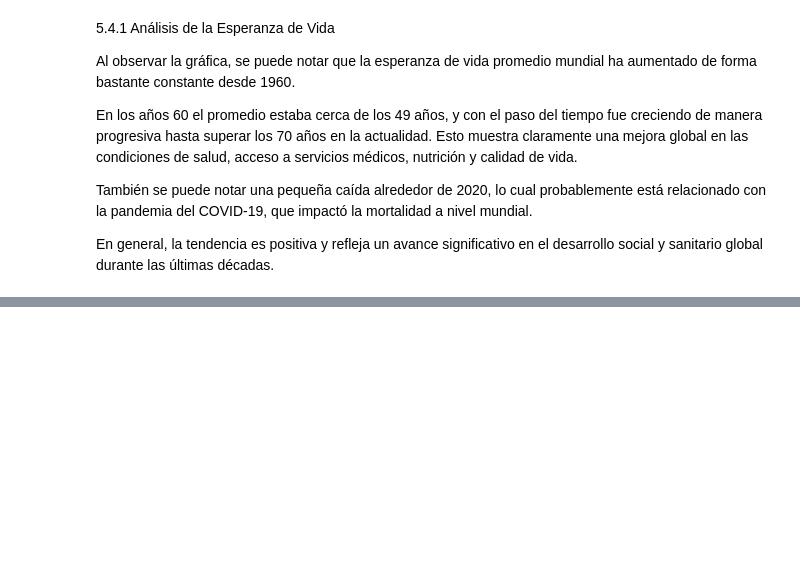
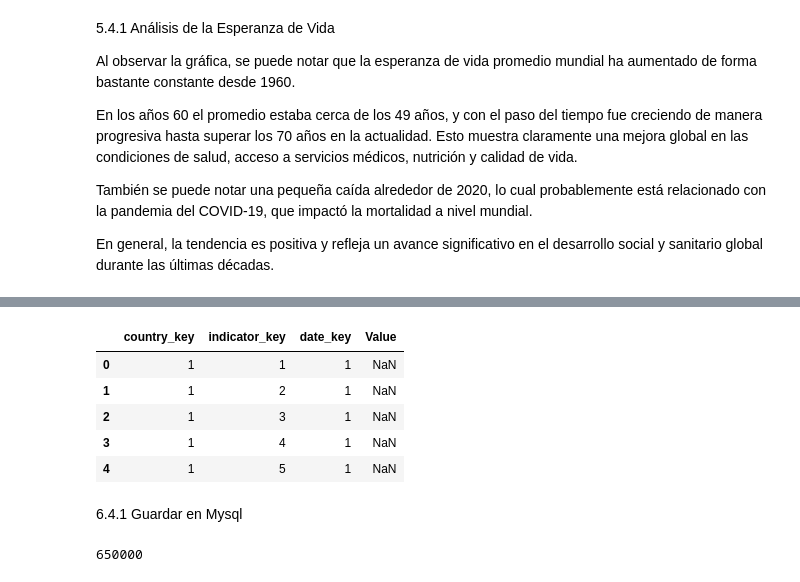
Before and after one commit to aglsystems-ragl/PROYECTO_WDI_ETL, a Jupyter notebook: notebooks/ETL_WDI.ipynb, the cells around one changed output, grey strips where cells are left out. Cells and saved outputs as stored; diff of their text form; code cells hidden in the pictures; blank space fills up the shorter version.

```diff
--- a/notebooks/ETL_WDI.ipynb
+++ b/notebooks/ETL_WDI.ipynb
@@ -262,0 +294,10 @@ En general, la tendencia es positiva y refleja un avance significativo en el des
+# %%
+# Crear dimensión país
+dim_country = df_long[["Country Name", "Country Code"]].drop_duplicates().reset_index(drop=True)
+
+# Crear surrogate key
+dim_country["country_key"] = dim_country.index + 1
+
+dim_country = dim_country[["country_key", "Country Name", "Country Code"]]
+
+dim_country.head()
@@ -262,0 +325,8 @@ En general, la tendencia es positiva y refleja un avance significativo en el des
+# %%
+dim_indicator = df_long[["Indicator Name", "Indicator Code"]].drop_duplicates().reset_index(drop=True)
+
+dim_indicator["indicator_key"] = dim_indicator.index + 1
+
+dim_indicator = dim_indicator[["indicator_key", "Indicator Name", "Indicator Code"]]
+
+dim_indicator.head()
@@ -262,0 +354,8 @@ En general, la tendencia es positiva y refleja un avance significativo en el des
+# %%
+dim_date = df_long[["Year"]].drop_duplicates().reset_index(drop=True)
+
+dim_date["date_key"] = dim_date.index + 1
+
+dim_date = dim_date[["date_key", "Year"]]
+
+dim_date.head()
@@ -262,0 +383,23 @@ En general, la tendencia es positiva y refleja un avance significativo en el des
+# %%
+
+fact_wdi = df_long.merge(dim_country, on=["Country Name", "Country Code"])
+fact_wdi = fact_wdi.merge(dim_indicator, on=["Indicator Name", "Indicator Code"])
+fact_wdi = fact_wdi.merge(dim_date, on="Year")
+
+
+fact_wdi = fact_wdi[["country_key", "indicator_key", "date_key", "Value"]]
+
+fact_wdi.head()
+# %% [output]
+|  | country_key | indicator_key | date_key | Value |
+| 0 | 1 | 1 | 1 | NaN |
+| 1 | 1 | 2 | 1 | NaN |
+| 2 | 1 | 3 | 1 | NaN |
+| 3 | 1 | 4 | 1 | NaN |
+| 4 | 1 | 5 | 1 | NaN |
+# %% [markdown]
+6.4.1 Guardar en Mysql
+# %%
+fact_wdi.to_sql("fact_wdi", engine, if_exists="replace", index=False)
+# %% [output]
+650000
```
Also changed, not shown: parts of 22 cells of this notebook, 2 other files.
